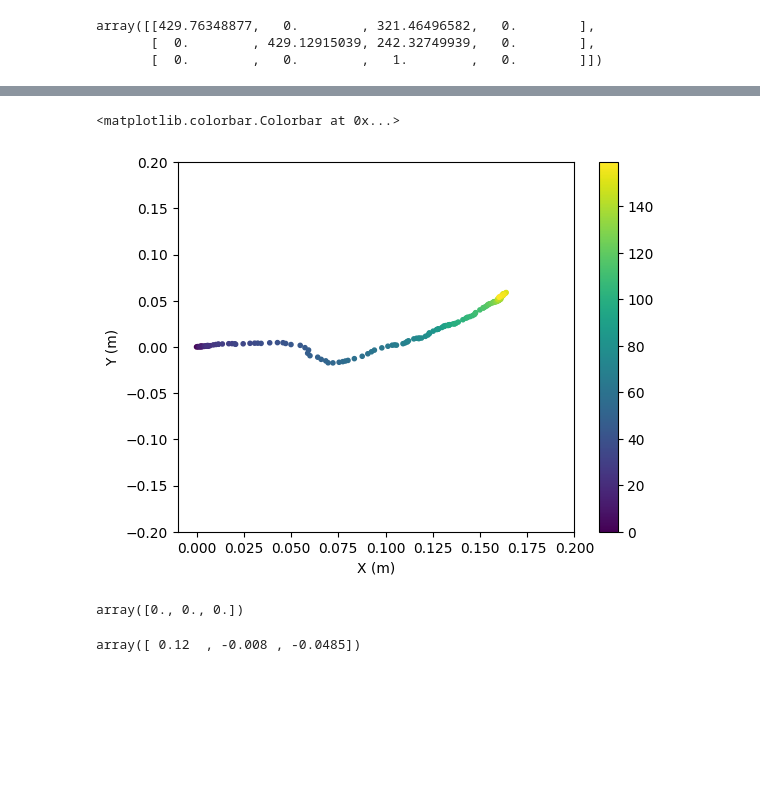
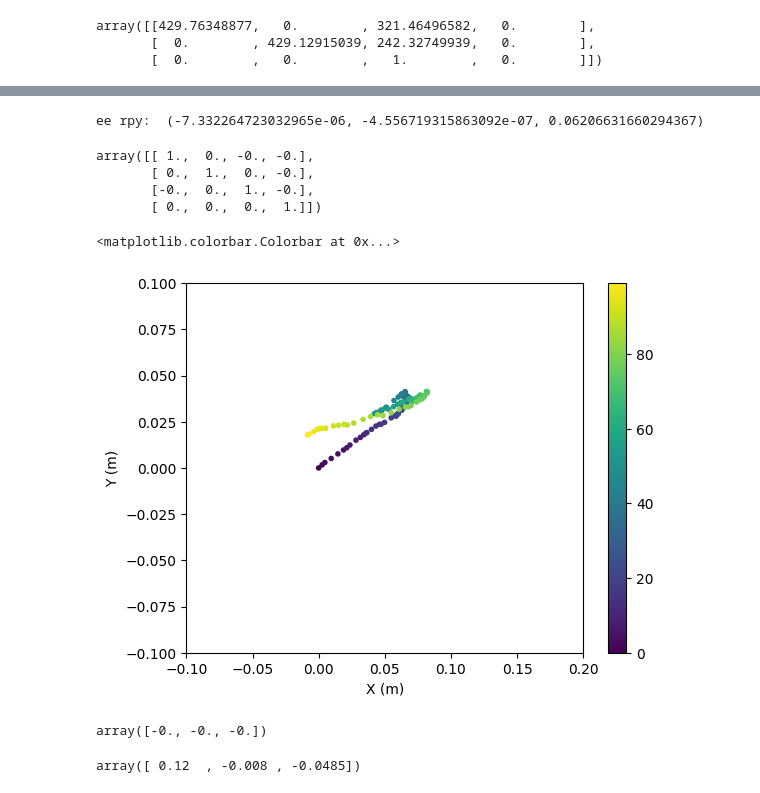
Before and after one commit to AgRoboticsResearch/act-plus-plus, a Jupyter notebook: playground/inference_scara_visualization.ipynb, the cells around one changed output, grey strips where cells are left out. Drawn from its saved outputs; the diff is of its cells as text; code cells hidden in the pictures; blank space fills up the shorter version.

```diff
--- a/playground/inference_scara_visualization.ipynb
+++ b/playground/inference_scara_visualization.ipynb
@@ -66,10 +71,9 @@ def pre_proccess_img(img):
     return img_torch
 # %%
 h5data_file = "/mnt/data1/act/act_demo_scara_whiteboard_pick_one/data1/episode_15.hdf5"
-h5data_file = "/mnt/data1/act/act_demo_scara_whiteboard_pick_one/data2/episode_7.hdf5"
+# h5data_file = "/mnt/data1/act/act_demo_scara_whiteboard_pick_one/data1/episode_1.hdf5"
 
-index = 0
-
+index = 20
 with torch.inference_mode():
     with h5py.File(h5data_file, "r") as root:
         qpos_np = root["/observations/qpos"][index]
@@ -78,6 +82,7 @@ with torch.inference_mode():
 
         action_obs_np = root["action"][()]
         qpos = pre_process_qpos(qpos_np)
+        qpos_all =  root["/observations/qpos"][()]
         curr_img = pre_proccess_img(img_np)
         # print("qpos: ",qpos.shape)
         print("curr_img: ",curr_img.shape)
@@ -90,6 +95,8 @@ with torch.inference_mode():
         # actual_action = post_process_action(raw_action)
         # print("actual action %i"%index, actual_action)
 action_obs_np = action_obs_np[index:]
+qpos_all = np.asarray(qpos_all)
+qpos_all = qpos_all[index:]
 # %% [output]
 img_np:  (480, 640, 3)
 curr_img:  torch.Size([1, 1, 3, 480, 640])
@@ -222,6 +239,6 @@ len(action_obs_np)
 # %%
 start_action_idx = 0
-action_len = 160
+action_len = 100
 link_poses_list = []
 ee_poses = []
 ee_poses_raw = []
@@ -336,14 +352,34 @@ ee_in_world_init = vector_quat_to_matrix(pos_init, ori_quat_init)
 ee_in_world_init
 world_T_init = np.linalg.inv(ee_in_world_init)
+# %%
+transformation_matrix, rot_mat_ext, translation_mat= trans.kdl_frame_to_mat(ee_poses_raw[0])
+ee_in_world_init = transformation_matrix
+print("ee rpy: ", tf.euler_from_matrix(ee_in_world_init, 'rxyz'))
+ee_in_world_init
+world_T_init = np.linalg.inv(ee_in_world_init)
+# %% [output]
+ee rpy:  (-7.332264723032965e-06, -4.556719315863092e-07, 0.06206631660294367)
+# %%
+world_T_init.dot(ee_in_world_init)
+# %% [output]
+array([[ 1.,  0., -0., -0.],
+       [ 0.,  1.,  0., -0.],
+       [-0.,  0.,  1., -0.],
+       [ 0.,  0.,  0.,  1.]])
 # %%
 ee_in_world_all = []
 ee_in_init_all = []
 ee_in_init_all_pos = []
+ee_in_world_all_pos = []
 for ee_pose in ee_poses_raw:
-    pos, ori_quat = decode_frame_pose(ee_pose)
-    ee_in_world = vector_quat_to_matrix(pos, ori_quat)
+    ee_in_world_all_pos.append([ee_pose.p[0], ee_pose.p[1], ee_pose.p[2], 1])
+    ee_in_world, _, _= trans.kdl_frame_to_mat(ee_pose)
     ee_in_world_all.append(ee_in_world)
-    ee_in_init = ee_in_world.dot(world_T_init)
+    ee_in_init = world_T_init.dot(ee_in_world)
     ee_in_init_all.append(ee_in_init)
     ee_in_init_all_pos.append(ee_in_init[:3, 3])
+
+    # print("ee rpy: ", tf.euler_from_matrix(ee_in_init, 'rxyz'))
+
 ee_in_init_all_pos = np.asarray(ee_in_init_all_pos)
+ee_in_world_all_pos = np.asarray(ee_in_world_all_pos)
@@ -350,18 +388,19 @@ ee_in_init_all_pos = np.asarray(ee_in_init_all_pos)
 # %%
 plt.scatter(ee_in_init_all_pos[:, 0], ee_in_init_all_pos[:, 1], c=range(len(ee_in_init_all_pos)), marker='.')
-plt.ylim([-0.2, 0.2])
-plt.xlim([-0.01, 0.2])
+# plt.scatter(pts_init[:, 0], pts_init[:, 1], c=range(len(pts_init)), marker='.')
+plt.ylim([-0.1, 0.1])
+plt.xlim([-0.1, 0.2])
 plt.xlabel('X (m)')
 plt.ylabel('Y (m)')
 plt.colorbar()
 # %% [output]
 <matplotlib.colorbar.Colorbar at 0x...>
-[figure, old version]
+[figure, new version]
 # %%
 pts_ee = ee_in_init_all_pos.copy()
 pts_ee[0]
 # %% [output]
-array([0., 0., 0.])
+array([-0., -0., -0.])
 # %%
 # camera_T_lidar = np.diag([1, 1, 1, 1])
 camera_T_ee = trans.states2SE3([0.12, -0.008, -0.0485, 0, 0, 0])
```
Also changed, not shown: parts of 23 cells of this notebook, 7 other files.
